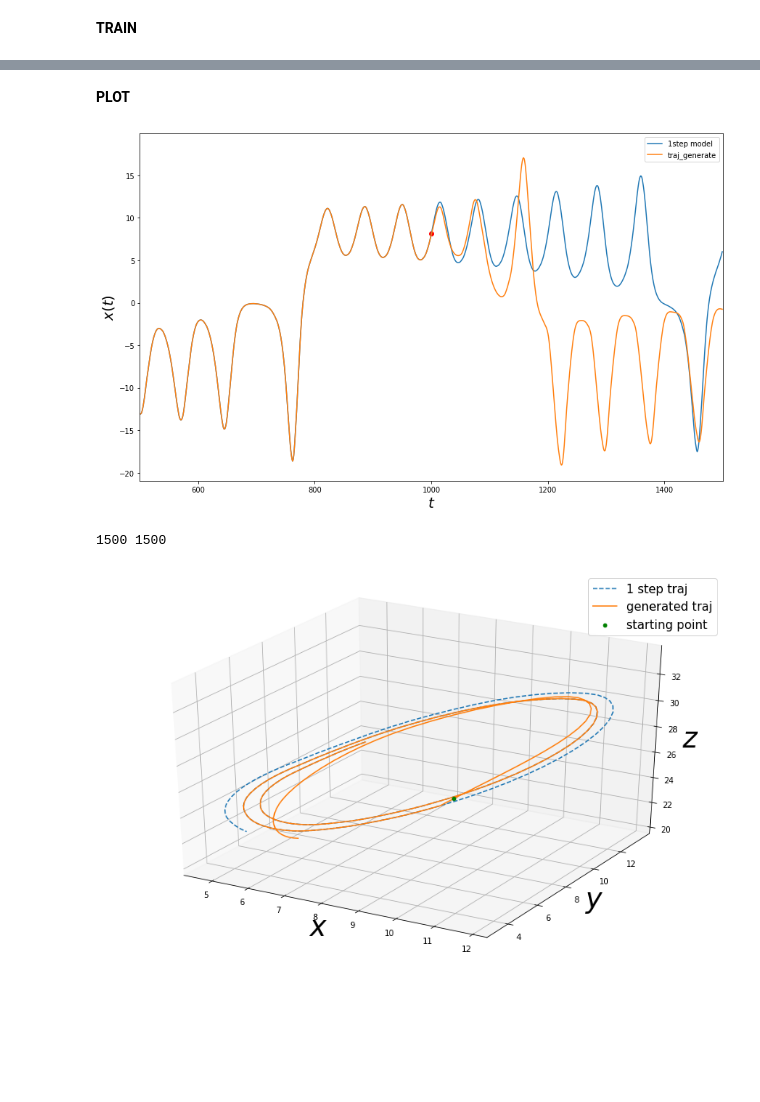
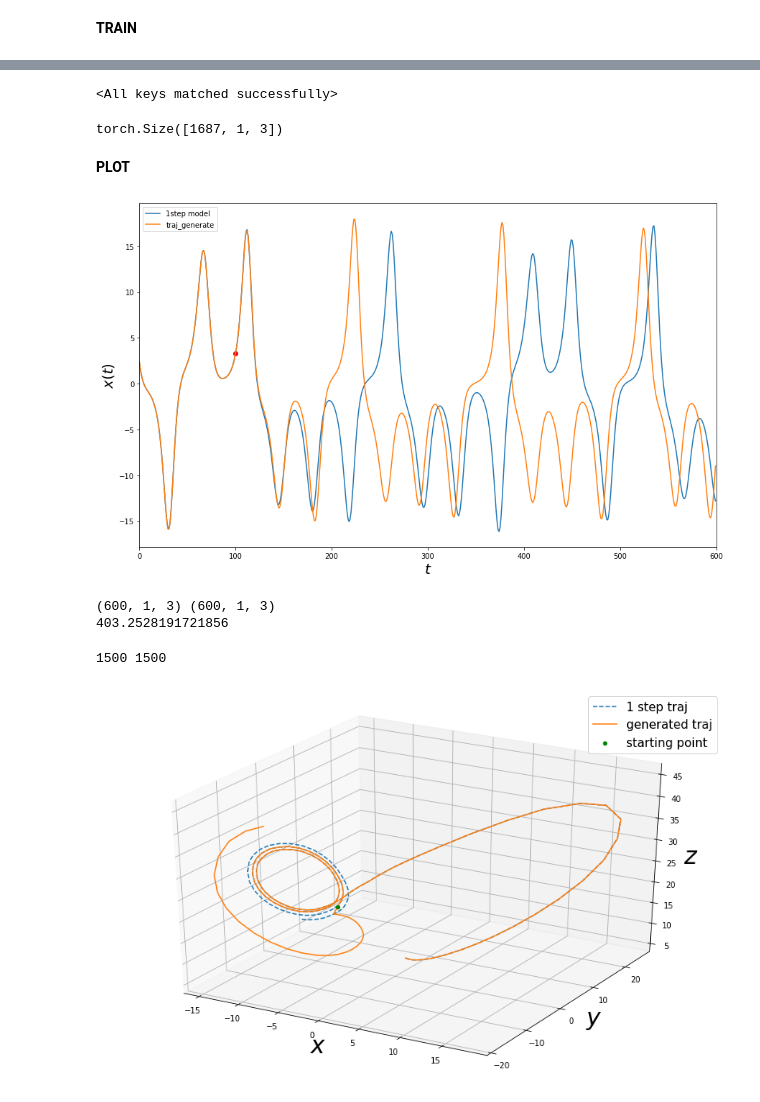
Before and after one commit to raudh1/LorenzModel, a Jupyter notebook: GenTrajMLPLorenz.ipynb, the cells around one changed output, grey strips where cells are left out. Cells and saved outputs as stored; diff of their text form; code cells hidden in the pictures; blank space fills up the shorter version.

```diff
--- a/GenTrajMLPLorenz.ipynb
+++ b/GenTrajMLPLorenz.ipynb
@@ -201,16 +256,26 @@ plt.plot(loss)
 # %%
-def generate(model,history,future):
+def generate(model,input,history,future):
 
   return model.predict(input[:history],N=future)
+# %%
+mdl = Model()
+mdl.load_state_dict(torch.load('./param'))
+# %% [output]
+<All keys matched successfully>
+# %%
+input = test_data
+input.shape
+# %% [output]
+torch.Size([1687, 1, 3])
 # %%
-history=1000
+history=100
 future=500
-traj=generate(seq,history,future).detach().numpy()
+traj=generate(seq,input,history,future).detach().numpy()
 traj_1step=seq(input[:(history+future)]).detach().numpy()
 # %% [markdown]
 **PLOT**
 # %%
-def plot_traj(history,traj_1step,traj,coordinate='x'):
+def plot_traj(history,traj_1step,traj,coordinate='x',data=False):
   if coordinate=='x':
     i=0
   if coordinate=='y':
@@ -221,19 +286,24 @@ def plot_traj(history,traj_1step,traj,coordinate='x'):
   plt.figure(figsize=(14.4,8.8))
   plt.plot(traj_1step[:,0,i],label='1step model')
   plt.plot(traj[:,0,i],label='traj_generate')
-  #plt.plot(input[:,0,i],label='reql data')
+  if data is True:
+    plt.plot(input[:,0,i],label='real data')
 
   plt.scatter(history,seq(input)[history,0,i].detach().numpy(),color='red')
 
-  plt.xlim(history-history//2,len(traj))
+  plt.xlim(history-100,len(traj))
   plt.ylabel(rf'${coordinate}(t)$',fontsize=20)
   plt.xlabel(r'$t$',fontsize=20)
   plt.legend()
   plt.show()
+  print(traj_1step.shape, traj.shape)
+  print(np.linalg.norm(traj_1step-traj))
 # %%
-plot_traj(history,traj_1step=traj_1step,traj=traj,coordinate='x')
+plot_traj(history,traj_1step=traj_1step,traj=traj,coordinate='x',data=False)
 # %% [output]
-[figure, old version]
+[figure, new version]
+(600, 1, 3) (600, 1, 3)
+403.2528191721856
 # %%
 print(len(traj),len(traj_1step))
 # %% [output]
@@ -252,6 +322,6 @@ def plot_3D(traj,traj_1step,history,length=1000):
 
   ax.legend(fontsize=15)
 # %%
-plot_3D(traj,traj_1step,history=history,length=50)
+plot_3D(traj,traj_1step,history=history,length=40)
 # %% [output]
-[figure, old version]
+[figure, new version]
```
Also changed, not shown: parts of 9 cells of this notebook.
